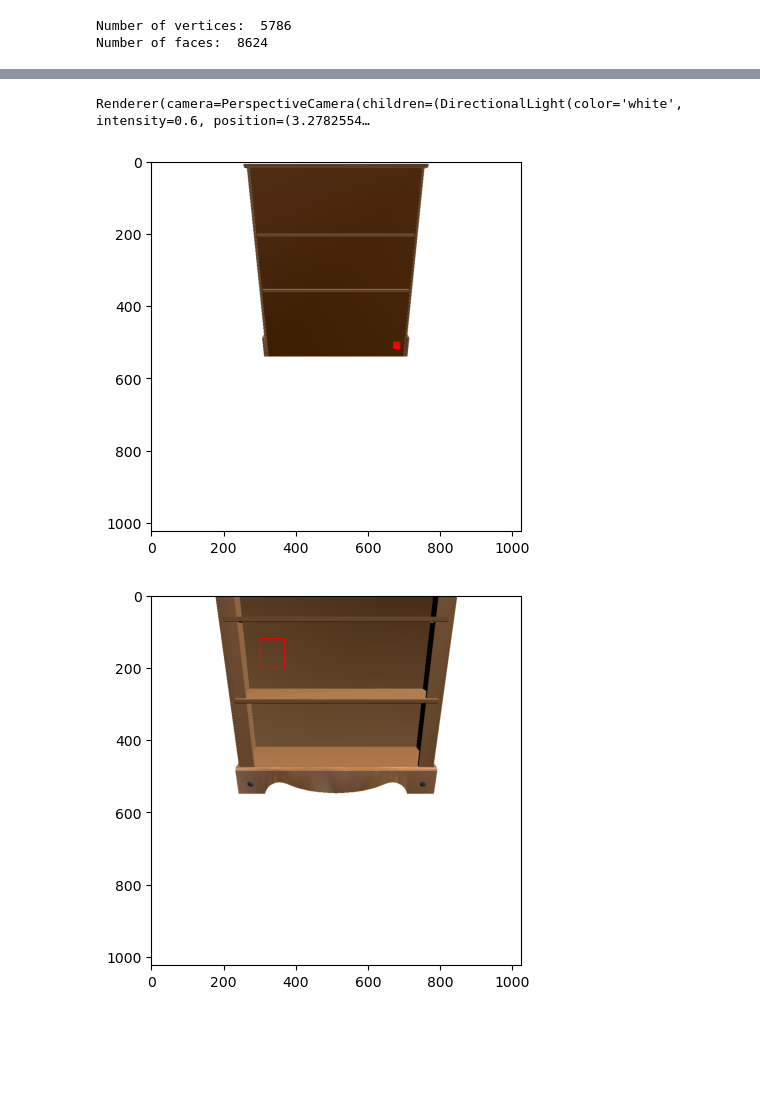
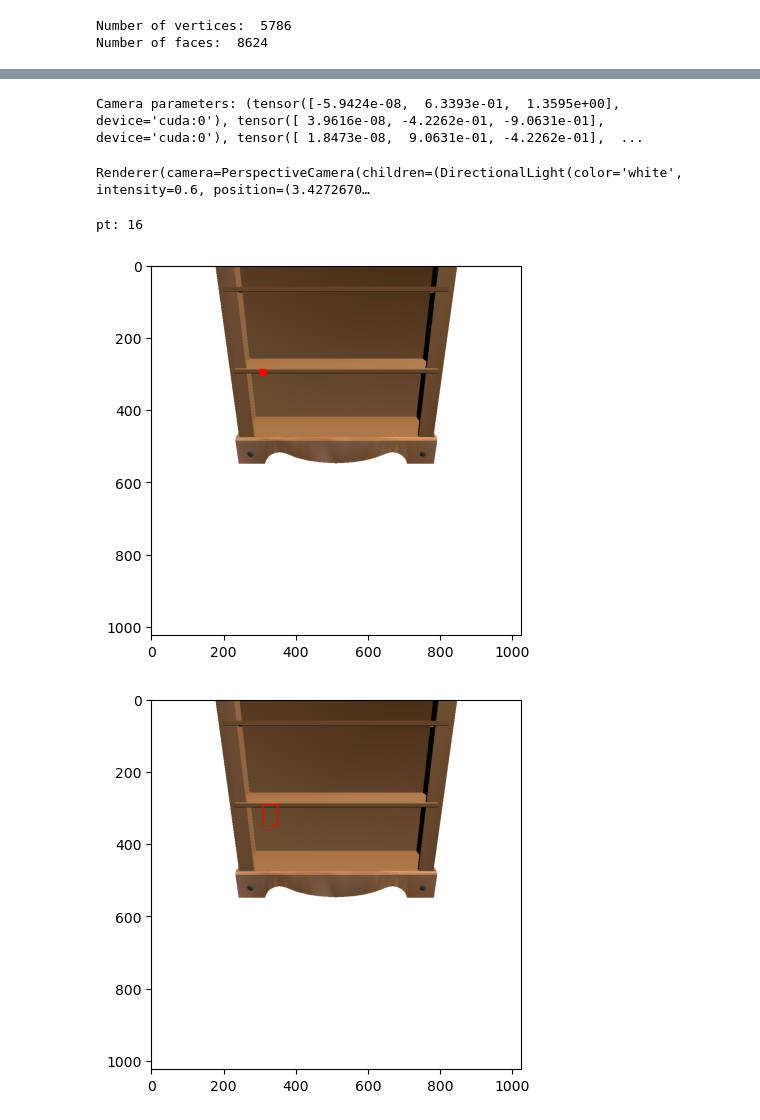
Before and after one commit to n-khalil/SATR-tests, a Jupyter notebook: project_back.ipynb, the cells around one changed output, grey strips where cells are left out. Drawn from its saved outputs; the diff is of its cells as text; code cells hidden in the pictures; blank space fills up the shorter version.

```diff
--- a/project_back.ipynb
+++ b/project_back.ipynb
@@ -196,28 +196,26 @@ def get_camera_properties(elev, azim, r):
     look_at = - eye
     look_at /= torch.norm(look_at)
     up = torch.tensor([0.0, 1.0, 0.0], device=device)
-    return eye, look_at, up
+    right = torch.cross(look_at, up)
+    right /= torch.norm(right)
+    up = torch.cross(right, look_at)
+    up /= torch.norm(up)
+    return eye, look_at, up, right
 
-def project_pixel(pixel, width, height, point_cloud, elev, azim, r, fov, face_id):
-    eye, look_at, upVector = get_camera_properties(elev, azim, r)
+def project_pixel(pixel, point_cloud, width, height, eye, up, look_at, right, fov, face_id):
+    # eye, look_at, upVector = get_camera_properties(elev, azim, r)
     # ray = build_ray_at((0,0), eye, upVector, look_at, fov, width, height, col='blue')
     # ray = build_ray_at((width, 0), eye, upVector, look_at, fov, width, height, col='blue')
     # ray = build_ray_at((0, height), eye, upVector, look_at, fov, width, height, col='blue')
     # ray = build_ray_at((width, height), eye, upVector, look_at, fov, width, height, col='blue')
-    ray = build_ray_at(pixel, eye, upVector, look_at, fov, width, height, 'red')
+    ray = build_ray_at(pixel, eye, up, look_at, right, fov, width, height)
     triangle = mesh.vertices[mesh.faces[face_id]].to(device)
     intersection = ray.ray_triangle_intersection(triangle)
     # p.add_points(intersection.view(-1, 3).cpu().numpy(), shading={'point_size':0.28, 'point_color':'orange'})
     pt = closest_point(point_cloud, intersection, face_id)
     return pt
 
-def build_ray_at(pixel, eye, up, look_at, fov, width, height, col):
-    right = torch.cross(look_at, up)
-    right /= torch.norm(right)
-
-    up = torch.cross(right, look_at)
-    up /= torch.norm(up)
-
+def build_ray_at(pixel, eye, up, look_at, right, fov, width, height, show=False, col='red'):
     aspect_ratio = width / height
     u = (pixel[1] + 0.5) / width
     v = 1. - (pixel[0] + 0.5) / height
@@ -229,7 +227,8 @@ def build_ray_at(pixel, eye, up, look_at, fov, width, height, col):
     # p.add_lines(eye.unsqueeze(0).cpu().numpy(), (eye + 0.6*look_at).unsqueeze(0).cpu().numpy(), shading={'line_color':'black'})
     # p.add_lines(eye.unsqueeze(0).cpu().numpy(), (eye + 0.6*up).unsqueeze(0).cpu().numpy(), shading={'line_color':'black'})
     # p.add_lines(eye.unsqueeze(0).cpu().numpy(), (eye + 0.6*right).unsqueeze(0).cpu().numpy(), shading={'line_color':'black'})
-    # p.add_lines(eye.unsqueeze(0).cpu().numpy(), (eye + 3.*rayDirection).unsqueeze(0).cpu().numpy(), shading={'line_color':col})
+    if (show):
+        p.add_lines(eye.unsqueeze(0).cpu().numpy(), (eye + 3.*rayDirection).unsqueeze(0).cpu().numpy(), shading={'line_color':col})
     ray = Ray(eye, rayDirection, torch.device("cuda:0"))
     return ray
 
@@ -282,34 +281,34 @@ class Ray():
 # %%
 # elev = torch.deg2rad(torch.tensor(45)).to(device)
 # azim = torch.deg2rad(torch.tensor(25)).to(device)
 elev = torch.deg2rad(torch.tensor(25)).to(device)
-azim = torch.deg2rad(torch.tensor(270)).to(device)
+azim = torch.deg2rad(torch.tensor(90)).to(device)
 # r = 1.3
-r = 2.
+r = 1.5
+eye, look_at, up, right = get_camera_properties(elev, azim, r)
+print(f'Camera parameters: {eye, look_at, up}')
 image, face_idx = render_view(elev, azim, r)
 face_idx = face_idx.squeeze()
 # pixel = (650, 570)
-pixel = (510, 680)
+pixel = (297, 310)
 face_id = face_idx[pixel[0], pixel[1]].item()
 p = mp.plot(point_cloud, shading={'point_size':0.1, 'point_color':'black'}, return_plot=True)
 # p.add_mesh(vertices, faces)
 
-pt = project_pixel(
-    pixel, 1024, 1024,
-    torch.tensor(point_cloud,
+pt = project_pixel(pixel, torch.tensor(point_cloud,
                 device=torch.device('cuda:0'),
-                dtype=torch.float32
-                ),
-    elev, azim, r, np.pi / 3, face_id)
-
+                dtype=torch.float32), 1024, 1024, eye, up, look_at, right, np.pi/3., face_id)
+print(f'pt: {pt}')
 image[pixel[0]-10:pixel[0]+10, pixel[1]-10:pixel[1]+10] = np.array([255,0,0])
 plt.imshow(image)
 plt.show()
 p.add_points(point_cloud[pt].reshape(1, -1), shading={'point_size':0.35, 'point_color':'blue'})
 plt.show()
 # %% [output]
-Renderer(camera=PerspectiveCamera(children=(DirectionalLight(color='white', intensity=0.6, position=(3.2782554…
+Camera parameters: (tensor([-5.9424e-08,  6.3393e-01,  1.3595e+00], device='cuda:0'), tensor([ 3.9616e-08, -4.2262e-01, -9.0631e-01], device='cuda:0'), tensor([ 1.8473e-08,  9.0631e-01, -4.2262e-01],  ...
+Renderer(camera=PerspectiveCamera(children=(DirectionalLight(color='white', intensity=0.6, position=(3.4272670…
+pt: 16
-[figure, old version]
+[figure, new version]
 # %%
 def project_back_image(bbox, width, height, point_cloud, elev, azim, r, fov, face_idx, p):
     (startX, startY) , (endX, endY) = (bbox[0], bbox[1])
@@ -331,12 +332,12 @@ fov = np.pi / 3.
 image, face_idx = render_view(elev, azim, r)
 face_idx = face_idx.squeeze().cpu().numpy()
 img_to_show = image.copy()
-startX = 300; startY = 120; endX = 370; endY = 200
+startX = 310; startY = 290; endX = 350; endY = 350
 bb = [(startX, startY), (endX, endY)]
 cv2.rectangle(img_to_show, (startX, startY), (endX, endY), [255,0,0], 2)
 plt.imshow(img_to_show)
 plt.show()
 # %% [output]
-[figure, old version]
+[figure, new version]
 # %%
 colors = project_back_image(bb, 1024, 1024,point_cloud, elev, azim, r, fov, face_idx, p)
```
Also changed, not shown: parts of 6 cells of this notebook.
